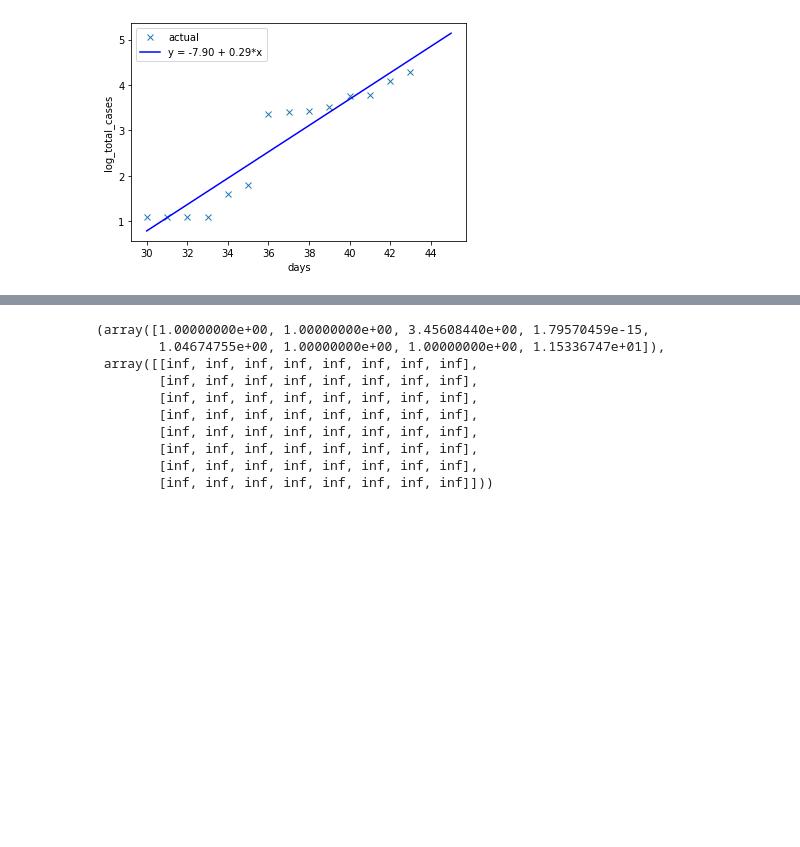
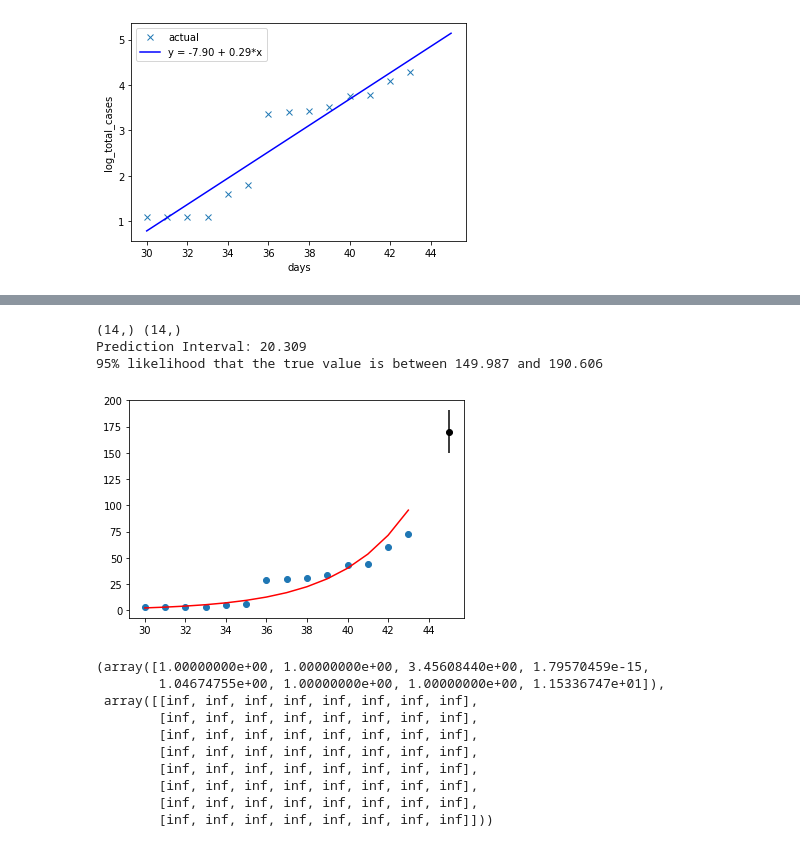
Before and after one commit to rishemjit/COVID_analysis, a Jupyter notebook: Analysis.ipynb, the cells around one changed output, grey strips where cells are left out. Cells and saved outputs as stored; diff of their text form; code cells hidden in the pictures; blank space fills up the shorter version.

Commit message:
added confidence intervals

```diff
--- a/Analysis.ipynb
+++ b/Analysis.ipynb
@@ -196,3 +195,38 @@ sns.jointplot(x, y, kind="reg", stat_func=r2)
+# %%
+country = 'India'
+x = np.array(dCVsub_country[country]['day']).reshape(-1,1)[:,0]
+y = np.array(dCVsub_country[country]['log_total_cases']).reshape(-1,1)[:,0]
+
+from scipy.stats import linregress
+print(x.shape,y.shape)
+
+gradient, intercept, r_val, p_val,std_error = linregress(x,y)
+y_pred = intercept + gradient*x
+
+x_in = np.linspace(30,45,16)[-1]
+y_out = intercept + gradient*x_in
+
+yhat_out = y_out
+# estimate stdev of yhat
+sum_errs = np.sum((np.exp(y) - np.exp(y_pred))**2)
+stdev = np.sqrt(1/(len(y)-2) * sum_errs)
+
+# calculate prediction interval
+interval = 1.96 * stdev
+print('Prediction Interval: %.3f' % interval)
+lower, upper = np.exp(yhat_out) - interval, np.exp(yhat_out) + interval
+print('95%% likelihood that the true value is between %.3f and %.3f' % (lower, upper))
+#print('True value: %.3f' % np.exp(y_out))
+# plot dataset and prediction with interval
+plt.scatter(x, np.exp(y))
+plt.plot(x, np.exp(y_pred), color='red')
+plt.errorbar(x_in, np.exp(yhat_out), yerr=interval, color='black', fmt='o')
+plt.show()
+# %% [output]
+(14,) (14,)
+Prediction Interval: 20.309
+95% likelihood that the true value is between 149.987 and 190.606
+[figure, added]
 # %%
 from scipy import optimize
 
```
Also changed, not shown: parts of 2 cells of this notebook.
